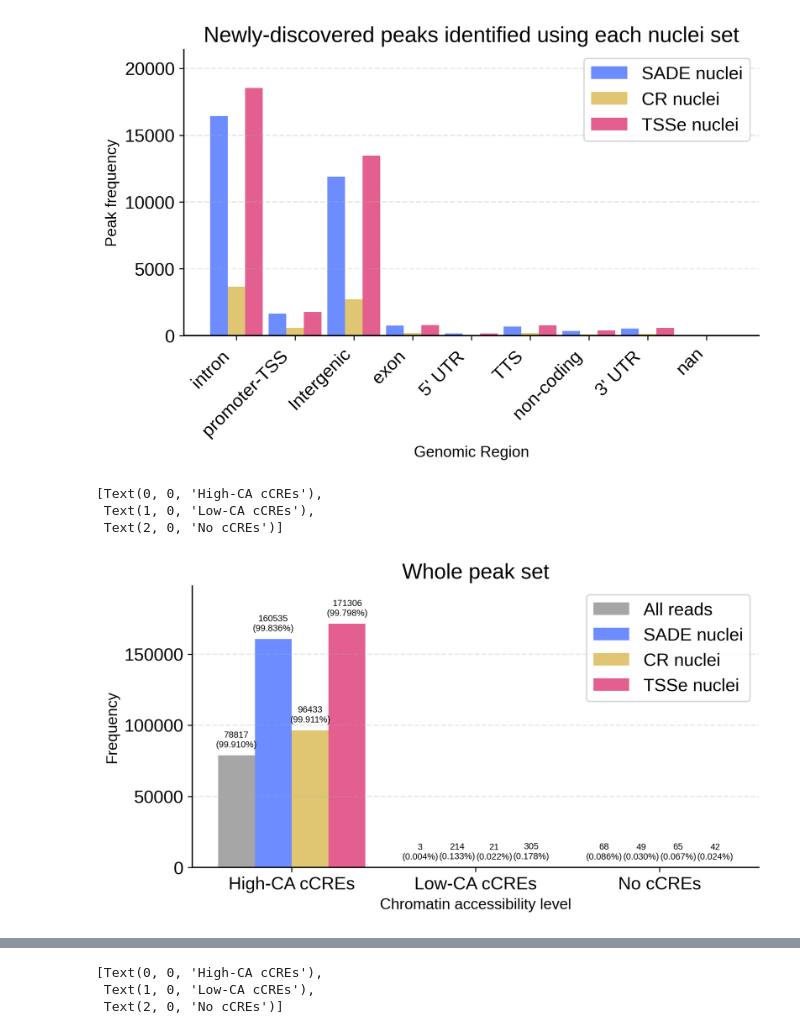
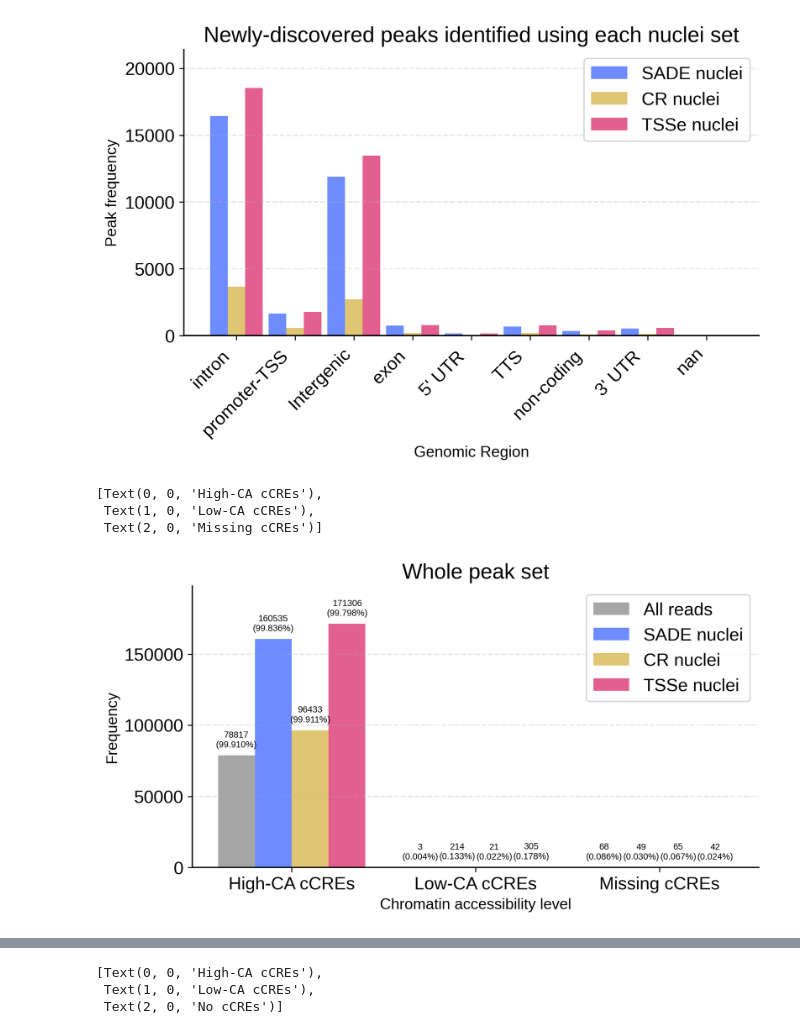
Before and after one commit to streetslab/SADE_manuscript, a Jupyter notebook: EDA/F3_peakset_comparison_cCRES_v.ipynb, the cells around one changed output, grey strips where cells are left out. Saved outputs shown, nothing was run; the diff lists cells and outputs as text; code cells hidden in the pictures.

```diff
--- a/EDA/F3_peakset_comparison_cCRES_v.ipynb
+++ b/EDA/F3_peakset_comparison_cCRES_v.ipynb
@@ -257,10 +257,10 @@ ax.set_xticklabels(labels, rotation=45, ha='right')
  Text(8, 0, 'nan')]
 [figure]
 # %%
-CA_level_color_map = {'High-CA cCREs': 'blue', 'Low-CA cCREs': 'orange', 'No cCREs': 'grey'}
-CA_level_index_map = {'High-CA cCREs': 0, 'Low-CA cCREs': 1, 'No cCREs': 2}
+CA_level_color_map = {'High-CA cCREs': 'blue', 'Low-CA cCREs': 'orange', 'Missing cCREs': 'grey'}
+CA_level_index_map = {'High-CA cCREs': 0, 'Low-CA cCREs': 1, 'Missing cCREs': 2}
 CA_regions_level = {'dELS': 'High-CA cCREs', 'pELS': 'High-CA cCREs', 'PLS': 'High-CA cCREs', 'CA-H3K4me3': 'High-CA cCREs',
-                "CA-CTCF": 'High-CA cCREs', 'CA-TF': 'High-CA cCREs', 'TF': 'Low-CA cCREs', "CA": 'High-CA cCREs', '.': 'No cCREs'}
+                "CA-CTCF": 'High-CA cCREs', 'CA-TF': 'High-CA cCREs', 'TF': 'Low-CA cCREs', "CA": 'High-CA cCREs', '.': 'Missing cCREs'}
 
 width = 0.2  # the width of the bars
 fig, ax = plt.subplots( nrows=1, ncols=1, figsize=(8,4))
@@ -276,32 +276,32 @@ for d, c, poffset, l in zip([raw_peaks_cCREs, SADE_vs_raw_cCREs, CR_vs_raw_cCREs
     for bar, class_name in zip(bars, freq_df.index):
         ax.annotate(
             f'{freq_df[class_name]}\n({percent[class_name]:.3f}%)',
             xy=(bar.get_x() + bar.get_width() / 2, bar.get_height()),
             xytext=(0 +  poffset, 5 ),
             textcoords='offset points',
             ha='center',
             va='bottom',
             fontsize=7,
             rotation=0
         )
 
 ax.spines['top'].set_visible(False)
 ax.spines['right'].set_visible(False)
 ax.yaxis.grid(True, linestyle='--', alpha=0.3, zorder=0)
 
 ax.set_ylim( 0, ax.get_ylim()[1]*1.1)
 ax.set_ylabel('Frequency', fontsize=12)
 ax.set_xlabel('Chromatin accessibility level', fontsize=12)
 ax.legend(loc='upper right', ncols=1, bbox_to_anchor=(1, 1))
 ax.set_title('Whole peak set')
 
 
 ticks = sorted(CA_level_index_map.values())
 labels = sorted(CA_level_index_map, key=CA_level_index_map.get)
 ax.set_xticks(ticks)
 ax.set_xticklabels(labels, rotation=0, ha='center')
 # %% [output]
 [Text(0, 0, 'High-CA cCREs'),
  Text(1, 0, 'Low-CA cCREs'),
- Text(2, 0, 'No cCREs')]
+ Text(2, 0, 'Missing cCREs')]
-[figure, old version]
+[figure, new version]
```
Also changed, not shown: parts of 3 cells of this notebook.
